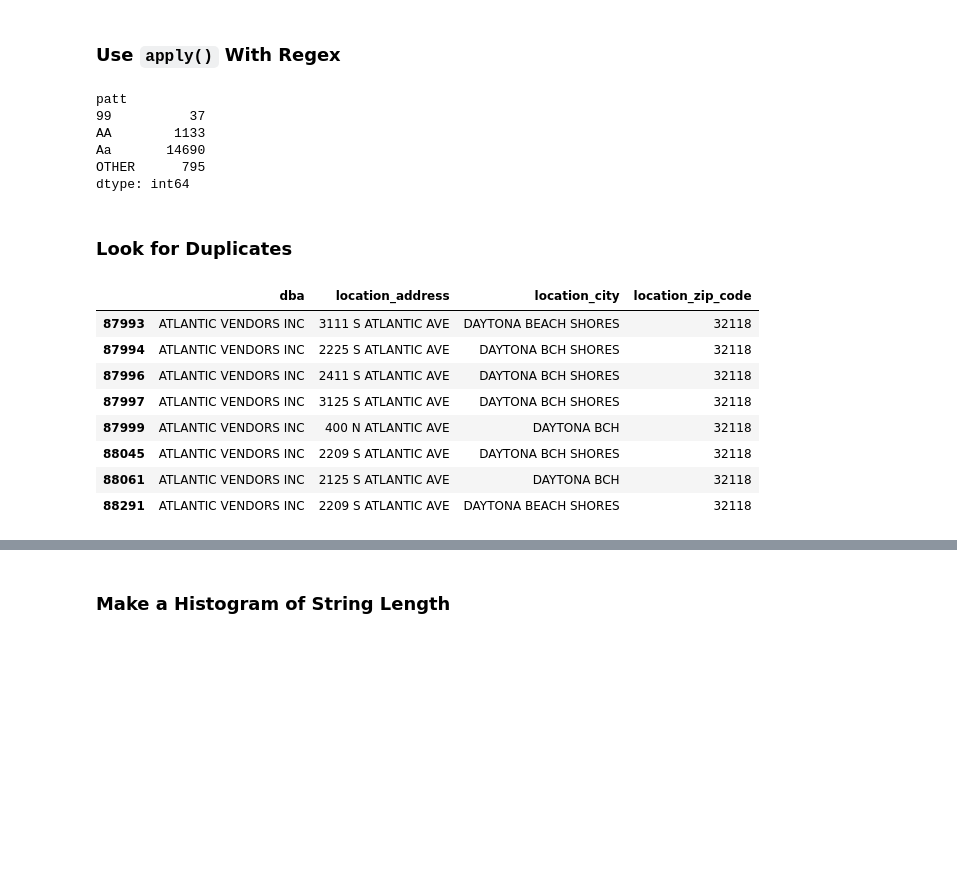
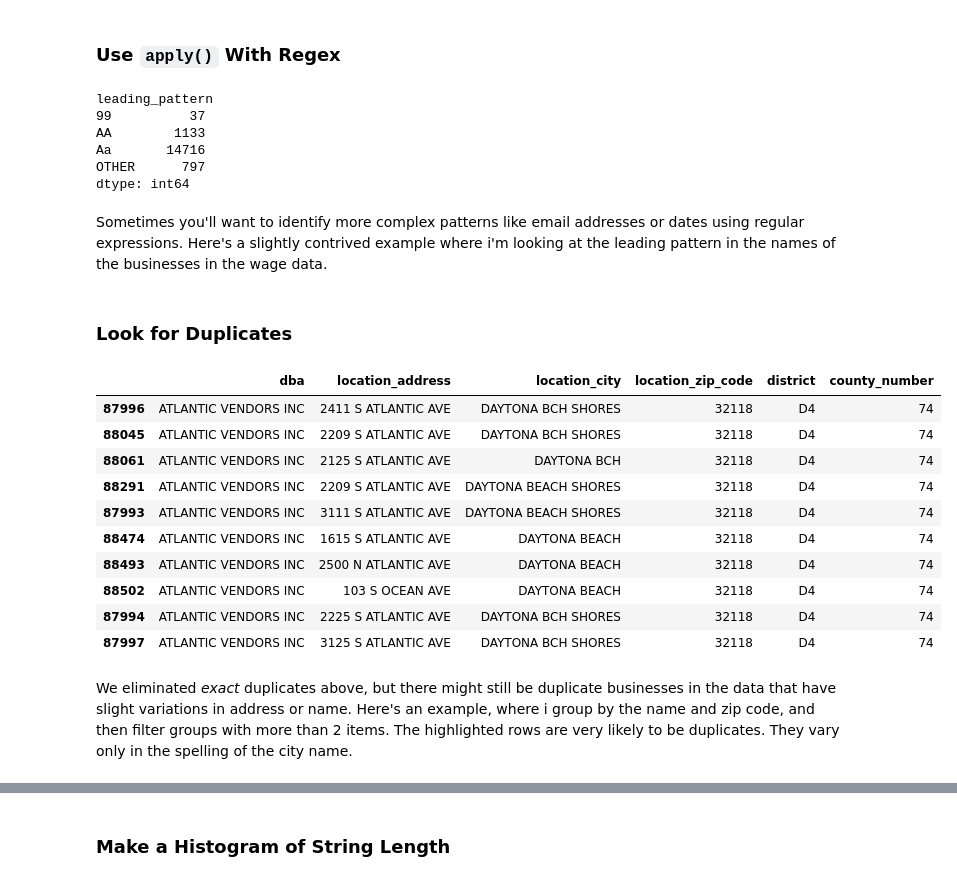
Before and after one commit to mikemull/Notebooks, a Jupyter notebook: PyDataNYCSlides.ipynb, the cells around one changed output, grey strips where cells are left out. Cells and saved outputs as stored; diff of their text form; code cells hidden in the pictures; blank space fills up the shorter version.

```diff
--- a/PyDataNYCSlides.ipynb
+++ b/PyDataNYCSlides.ipynb
@@ -83,0 +106,9 @@ memory usage: 2.0+ MB
+# %%
+fields = ['dba',
+          'location_address',
+          'location_city',
+          'location_zip_code',
+          'district',
+          'county_number']
+df_fl_a = df_fl[fields].drop_duplicates()
+df_fl_a.info()
@@ -86,11 +155,10 @@ memory usage: 2.0+ MB
 # %%
 t={ord(x): y for (x, y) in zip('0123456789', '9999999999')}
 
-def zip_trans(z): return z.translate(t) if pd.notnull(z) else z
+def zip_trans(z): return str(z).translate(t) if pd.notnull(z) else z
 
-df_fl_a['pzip'] =  df_fl_a.location_zip_code.apply(zip_trans)
-print(df_fl_a.groupby('pzip').size())
-
-df_oge_a_fl['pzip'] =  df_oge_a_fl.zip_cd.apply(lambda x: zip_trans(str(int(x))))
-print(df_oge_a_fl.groupby('pzip').size())
+df_fl_a['zip_code_pattern'] =  df_fl_a.location_zip_code.apply(zip_trans)
+print(df_fl_a.groupby('zip_code_pattern').size())
+df_oge_a_fl['zip_code_pattern'] = df_oge_a_fl.zip_cd.apply(zip_trans)
+print(df_oge_a_fl.groupby('zip_code_pattern').size())
 # %% [output]
@@ -113,31 +185,49 @@ def leading_patt(s):
             return patt
     return 'OTHER'
 
-df_oge_a_fl['patt'] = df_oge_a_fl.trade_nm.apply(leading_patt)
-df_oge_a_fl.groupby('patt').size()
+df_oge_a_fl = df_oge[['trade_nm',
+                      'legal_name',
+                      'street_addr_1_txt',
+                      'cty_nm',
+                      'st_cd',
+                      'zip_cd',
+                      'naic_cd']].drop_duplicates()
+
+df_oge_a_fl['leading_pattern'] = df_oge_a_fl.trade_nm.apply(leading_patt)
+df_oge_a_fl.groupby('leading_pattern').size()
 # %% [output]
-patt
+leading_pattern
 99          37
 AA        1133
-Aa       14690
-OTHER      795
+Aa       14716
+OTHER      797
 dtype: int64
+# %% [markdown]
+Sometimes you'll want to identify more complex patterns like email addresses or dates using regular expressions.  Here's a slightly contrived example where i'm looking at the leading pattern in the names of the businesses in the wage data.
 # %% [markdown]
 ### Look for Duplicates
 # %%
-df_fl_a.groupby(['dba','location_zip_code'])\
+from IPython.display import HTML, Javascript
+df=df_fl_a.groupby(['dba','location_zip_code'])\
        .filter(lambda x: len(x['dba']) > 2)\
-       .sort('dba')[['dba',
+       .sort_values(by='dba')[['dba',
                      'location_address',
                      'location_city',
-                     'location_zip_code']].head(8)
+                     'location_zip_code',
+                     'district',
+                     'county_number']].head(10)
+HTML(df.to_html(classes='mark_rows'))
 # %% [output]
-|  | dba | location_address | location_city | location_zip_code |
-| 87993 | ATLANTIC VENDORS INC | 3111 S ATLANTIC AVE | DAYTONA BEACH SHORES | 32118 |
-| 87994 | ATLANTIC VENDORS INC | 2225 S ATLANTIC AVE | DAYTONA BCH SHORES | 32118 |
-| 87996 | ATLANTIC VENDORS INC | 2411 S ATLANTIC AVE | DAYTONA BCH SHORES | 32118 |
-| 87997 | ATLANTIC VENDORS INC | 3125 S ATLANTIC AVE | DAYTONA BCH SHORES | 32118 |
-| 87999 | ATLANTIC VENDORS INC | 400 N ATLANTIC AVE | DAYTONA BCH | 32118 |
-| 88045 | ATLANTIC VENDORS INC | 2209 S ATLANTIC AVE | DAYTONA BCH SHORES | 32118 |
-| 88061 | ATLANTIC VENDORS INC | 2125 S ATLANTIC AVE | DAYTONA BCH | 32118 |
-| 88291 | ATLANTIC VENDORS INC | 2209 S ATLANTIC AVE | DAYTONA BEACH SHORES | 32118 |
+|  | dba | location_address | location_city | location_zip_code | district | county_number |
+| 87996 | ATLANTIC VENDORS INC | 2411 S ATLANTIC AVE | DAYTONA BCH SHORES | 32118 | D4 | 74 |
+| 88045 | ATLANTIC VENDORS INC | 2209 S ATLANTIC AVE | DAYTONA BCH SHORES | 32118 | D4 | 74 |
+| 88061 | ATLANTIC VENDORS INC | 2125 S ATLANTIC AVE | DAYTONA BCH | 32118 | D4 | 74 |
+| 88291 | ATLANTIC VENDORS INC | 2209 S ATLANTIC AVE | DAYTONA BEACH SHORES | 32118 | D4 | 74 |
+| 87993 | ATLANTIC VENDORS INC | 3111 S ATLANTIC AVE | DAYTONA BEACH SHORES | 32118 | D4 | 74 |
+| 88474 | ATLANTIC VENDORS INC | 1615 S ATLANTIC AVE | DAYTONA BEACH | 32118 | D4 | 74 |
+| 88493 | ATLANTIC VENDORS INC | 2500 N ATLANTIC AVE | DAYTONA BEACH | 32118 | D4 | 74 |
+| 88502 | ATLANTIC VENDORS INC | 103 S OCEAN AVE | DAYTONA BEACH | 32118 | D4 | 74 |
+| 87994 | ATLANTIC VENDORS INC | 2225 S ATLANTIC AVE | DAYTONA BCH SHORES | 32118 | D4 | 74 |
+| 87997 | ATLANTIC VENDORS INC | 3125 S ATLANTIC AVE | DAYTONA BCH SHORES | 32118 | D4 | 74 |
+# %% [markdown]
+We eliminated _exact_ duplicates above, but there might still be duplicate businesses in the data that have slight variations in address or name.  Here's an example, where i group by the name and zip code, and then filter groups with more than 2 items.  The highlighted rows are very likely to be duplicates.  They vary only in the spelling of the city name.
```
Also changed, not shown: parts of 96 cells of this notebook, 2 other files.
